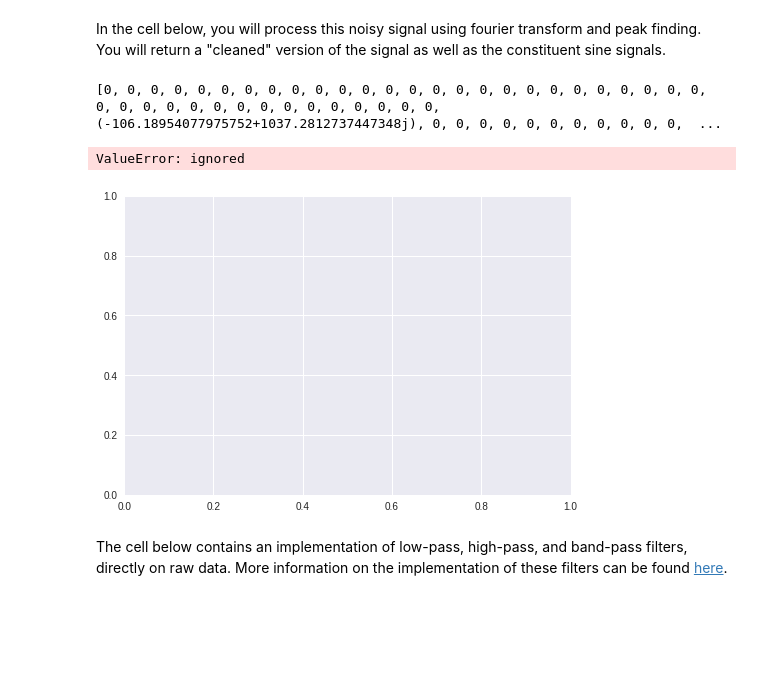
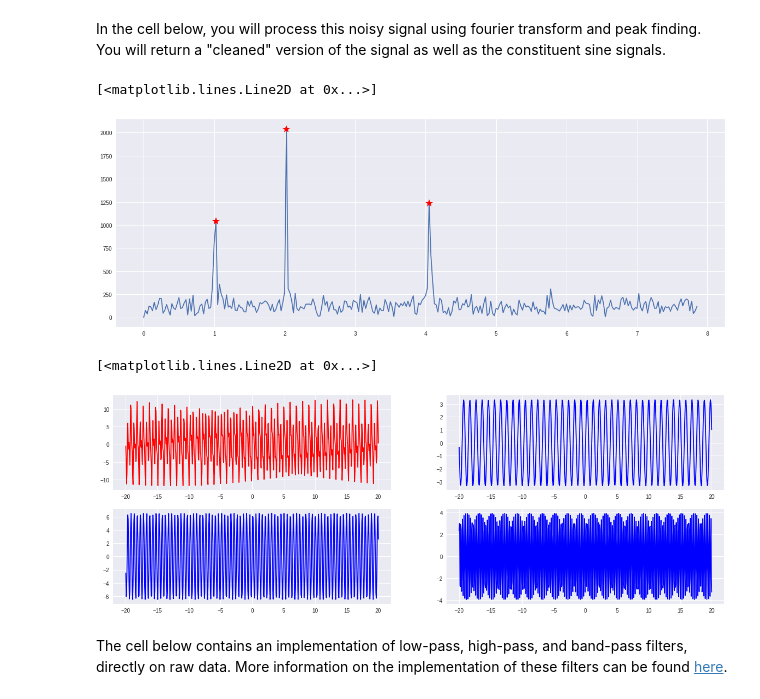
Before and after one commit to vishnurmurthy/Week2_public, a Jupyter notebook: 05_SignalCleanup.ipynb, the cells around one changed output. Cells and saved outputs as stored; diff of their text form; code cells hidden in the pictures; blank space fills up the shorter version.

```diff
--- a/05_SignalCleanup.ipynb
+++ b/05_SignalCleanup.ipynb
@@ -193,25 +193,45 @@ plt.show()
 # %% [markdown]
 In the cell below, you will process this noisy signal using fourier transform and peak finding. You will return a "cleaned" version of the signal as well as the constituent sine signals.
 # %%
+plt.figure(figsize=(20,7))
+
 # perform a fast fourier transform (use np.fft.rfft()), store the new x and y values, and plot these new values
 y_2 = y - np.mean(y)
 x_fourier = np.arange(len(x)//2+1)/40
 y_fourier = np.fft.rfft(y_2)
-#plt.plot(x_fourier, np.abs(y_fourier))
+
+
+
 # identify the peaks of the transform (use peakutils.peak.indexes()) and confirm that these are reasonable peaks for the transform
 peaks = peakutils.peak.indexes(np.abs(y_fourier))
+plt.plot(x_fourier, np.abs(y_fourier))
 
-# filter the transform data by taking the transform values at each peak index while setting all other transform values to zero
-y_filter = [y_fourier[temp] if temp in peaks else 0 for temp in range(len(y_fourier))]
-print(y_filter)
-# perform an inverse fast fourier transform (use np.fft.irfft()) and plot the "cleaned" signal
-y_filter = np.fft.irfft(y_filter)
-# repeat the last two steps for individual peak indexes to plot the constituent sine signals
-plt.plot(x_fourier, np.abs(y_filter))
+plt.plot([x_fourier[x] for x in peaks], [np.abs(y_fourier[x]) for x in peaks], 'r*', markersize=14)
 # %% [output]
-[0, 0, 0, 0, 0, 0, 0, 0, 0, 0, 0, 0, 0, 0, 0, 0, 0, 0, 0, 0, 0, 0, 0, 0, 0, 0, 0, 0, 0, 0, 0, 0, 0, 0, 0, 0, 0, 0, 0, 0, 0, (-106.18954077975752+1037.2812737447348j), 0, 0, 0, 0, 0, 0, 0, 0, 0, 0, 0,  ...
+[<matplotlib.lines.Line2D at 0x...>]
-ValueError: ignored
-[figure, old version]
+[figure, new version]
+# %%
+plt.figure(figsize=(20,7))
+
+# filter the transform data by taking the transform values at each peak index while setting all other transform values to zero
+y_filter = [y_fourier[temp] if temp in peaks else 0 for temp in range(len(y_fourier))]
+# perform an inverse fast fourier transform (use np.fft.irfft()) and plot the "cleaned" signal
+
+y_filter = np.fft.irfft(y_filter)
+
+# repeat the last two steps for individual peak indexes to plot the constituent sine signals
+
+for c, i in enumerate(peaks):
+  temp = []
+  for j in range(len(y_fourier)):
+        temp.append(y_fourier[j]) if i == j else temp.append(0)
+  plt.subplot(2,2,c+2)
+  plt.plot(x, np.fft.irfft(temp), 'b')
+plt.subplot(2,2,1)
+plt.plot(x, y_filter, 'r')
+# %% [output]
+[<matplotlib.lines.Line2D at 0x...>]
+[figure, added]
 # %% [markdown]
 The cell below contains an implementation of low-pass, high-pass, and band-pass filters, directly on raw data. More information on the implementation of these filters can be found [here](https://plot.ly/python/fft-filters/#lowpass-filter).
 # %%
```
Also changed, not shown: parts of 1 cell of this notebook.
